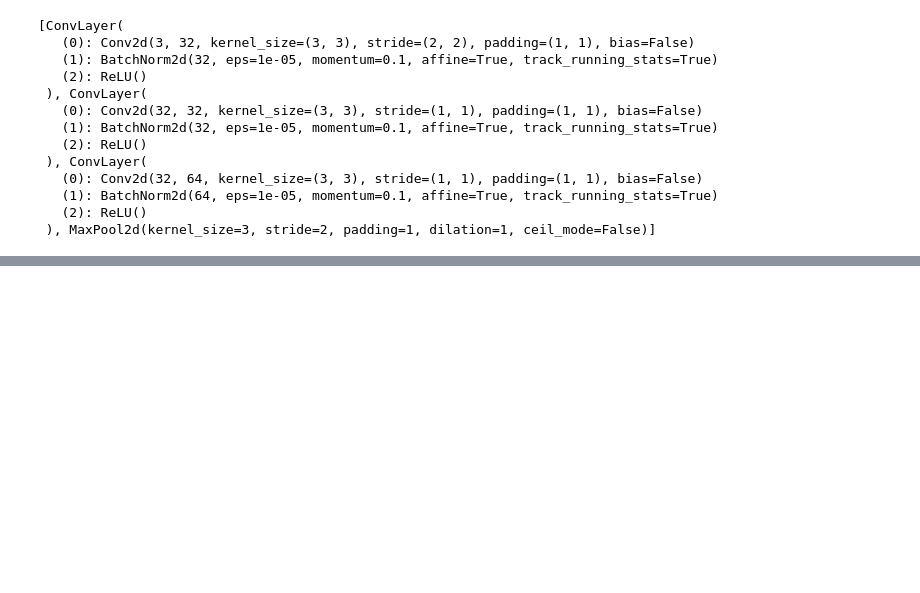
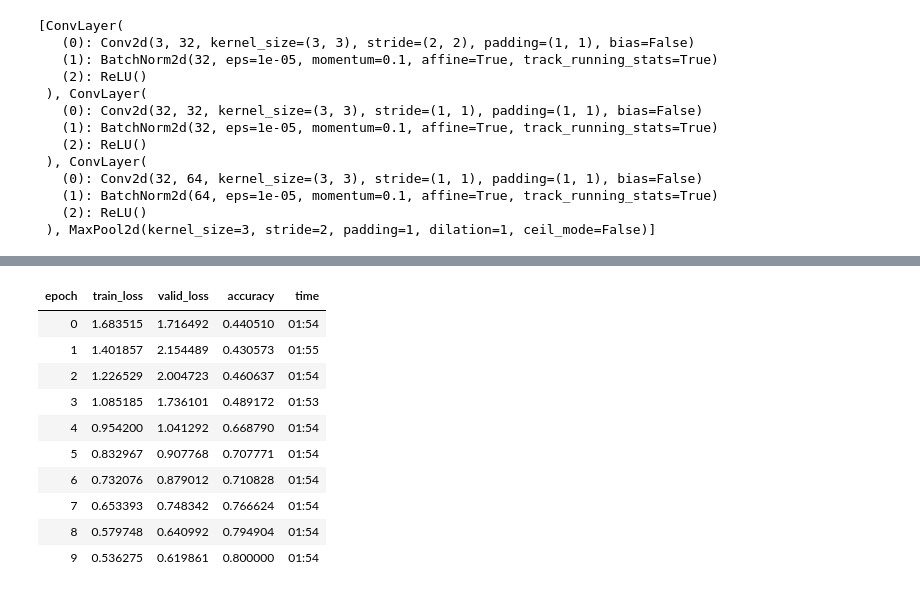
Before and after one commit to Nick-palmar/fast_book, a Jupyter notebook: 14_resnet_practice.ipynb, the cells around one changed output, grey strips where cells are left out. Cells and saved outputs as stored; diff of their text form; code cells hidden in the pictures; blank space fills up the shorter version.

```diff
--- a/14_resnet_practice.ipynb
+++ b/14_resnet_practice.ipynb
@@ -156,8 +154,7 @@ def resnet_stem(*sizes):
   # use the list of sizes to build a stem with the corresponding output sizes and a max pooling layer at the end
   stem = [
       *[ConvLayer(sizes[i], sizes[i+1], stride = 2 if i == 0 else 1) for i in range(len(sizes) - 1)],
-      nn.MaxPool2d(kernel_size=3, stride=2, padding=1)
-  ]
+       nn.MaxPool2d(kernel_size=3, stride=2, padding=1)]
 
   return stem
 # %%
@@ -221,0 +280,15 @@ TypeError: ignored
+# %%
+learn_3 = get_learner(rn)
+learn_3.fit_one_cycle(10, 1e-3)
+# %% [output]
+| epoch | train_loss | valid_loss | accuracy | time |
+| 0 | 1.683515 | 1.716492 | 0.440510 | 01:54 |
+| 1 | 1.401857 | 2.154489 | 0.430573 | 01:55 |
+| 2 | 1.226529 | 2.004723 | 0.460637 | 01:54 |
+| 3 | 1.085185 | 1.736101 | 0.489172 | 01:53 |
+| 4 | 0.954200 | 1.041292 | 0.668790 | 01:54 |
+| 5 | 0.832967 | 0.907768 | 0.707771 | 01:54 |
+| 6 | 0.732076 | 0.879012 | 0.710828 | 01:54 |
+| 7 | 0.653393 | 0.748342 | 0.766624 | 01:54 |
+| 8 | 0.579748 | 0.640992 | 0.794904 | 01:54 |
+| 9 | 0.536275 | 0.619861 | 0.800000 | 01:54 |
```
Also changed, not shown: parts of 11 cells of this notebook.
